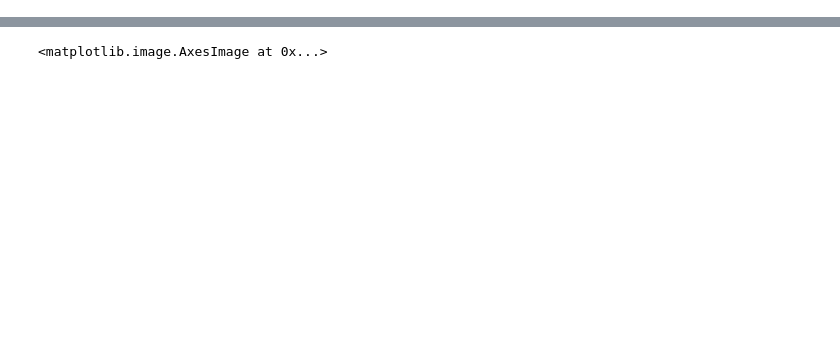
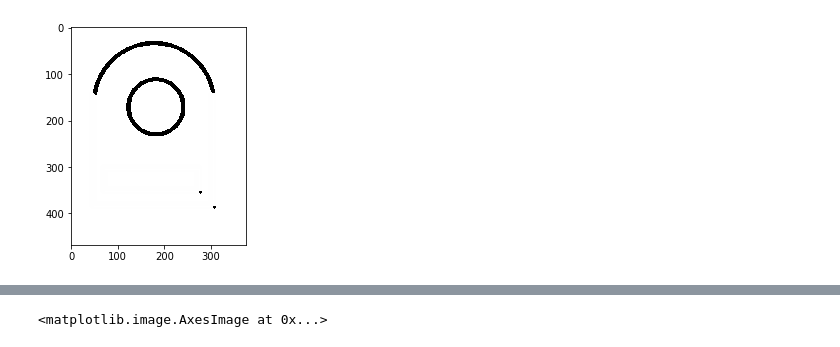
Before and after one commit to ahmhekal/Drawings_To_autoCad, a Jupyter notebook: first.ipynb, the cells around one changed output, grey strips where cells are left out. Cells and saved outputs as stored; diff of their text form; code cells hidden in the pictures; blank space fills up the shorter version.

```diff
--- a/first.ipynb
+++ b/first.ipynb
@@ -178,34 +210,87 @@ plt.imshow(white)
+# %%
+def det_circles(img):
+
+    img = cv2.medianBlur(img,5)
+    circles = cv2.HoughCircles(img,cv2.HOUGH_GRADIENT,
+                1,100,param1=50, param2=30, minRadius=0,maxRadius=0)
+    circles = np.uint16(np.around(circles))
+
+    return circles
 # %%
+list_circles=[]
+
+#output=cv2.imread('circles1.png')
+
+plt.imshow(output)
+plt.show()
+
+gray = cv2.cvtColor(output, cv2.COLOR_BGR2GRAY)
 
 
-img = cv2.medianBlur(gray,5)
+circles=det_circles(gray)
+list_circles.append(circles)
+#white=cv2.imread('white12.png')
+
+for i in circles[0,:4]:
+    cv2.circle(white,(i[0],i[1]),i[2],(0,0,0),2)
+
+test=cv2.bitwise_not(output)
+white2=cv2.bitwise_not(white)
+white2 = cv2.dilate(white2,cv2.getStructuringElement(cv2.MORPH_ELLIPSE,(11,11)),iterations = 1)
+output=test-white2
+output=cv2.bitwise_not(output)
+
+
+output = cv2.cvtColor(output, cv2.COLOR_BGR2GRAY)
+ret,output = cv2.threshold(output,100,255,cv2.THRESH_BINARY)
+
+#close small circle::
+output=cv2.bitwise_not(output)
+
+
+kernal=cv2.getStructuringElement(cv2.MORPH_ELLIPSE,(9,9))
+output = cv2.morphologyEx(output,cv2.MORPH_CLOSE,kernal,iterations = 5)
+output=cv2.bitwise_not(output)
+
+
+plt.imshow(output, cmap='gray')
+plt.show()
+
+circles2=det_circles(output)
+list_circles.append(circles2)
 
 
 
 
-circles = cv2.HoughCircles(img,cv2.HOUGH_GRADIENT,
-            1,100,param1=50,param2=30,minRadius=5,maxRadius=300)
-circles = np.uint16(np.around(circles))
-
-print(circles)
-for i in circles[0,:4]:
-    # #Getting The Centre
-    # x = i[0]
-    # y = i[1]
-    #
-    # #Getting The Radius
-    # r = i[2]
-    #draw the outer circle
-    cv2.circle(white,(i[0],i[1]),i[2],(0,255,0),2)
-    #draw the center of the circle
-    cv2.circle(white,(i[0],i[1]),2,(0,0,255),3)
-    print (i[2])
 
 
-for i in range(len(circles[0,:4])):
-    circles[0,:4][i][0]-=minx
-    circles[0,:4][i][1]=maxy-circles[0,:4][i][1]
+print(list_circles)
+for j in range(len(list_circles)):
+
+    for i in list_circles[j][0,:4]:
+        # #Getting The Centre
+        # x = i[0]
+        # y = i[1]
+        #
+        # #Getting The Radius
+        # r = i[2]
+        #draw the outer circle
+        cv2.circle(white,(i[0],i[1]),i[2],(0,0,0),2)
+        #draw the center of the circle
+        #cv2.circle(white,(i[0],i[1]),2,(0,0,255),3)
+        print (i[2])
+
+
+
+for j in range(len(list_circles)):
+
+    for i in range(len(list_circles[j][0,:4])):
+        list_circles[j][0,:4][i][0]-=minx
+        list_circles[j][0,:4][i][1]=maxy-list_circles[j][0,:4][i][1]
+
+
 
 
 plt.imshow(white)
 # %% [output]
+[figure, new version]
```
Also changed, not shown: parts of 4 cells of this notebook, 27 other files.
